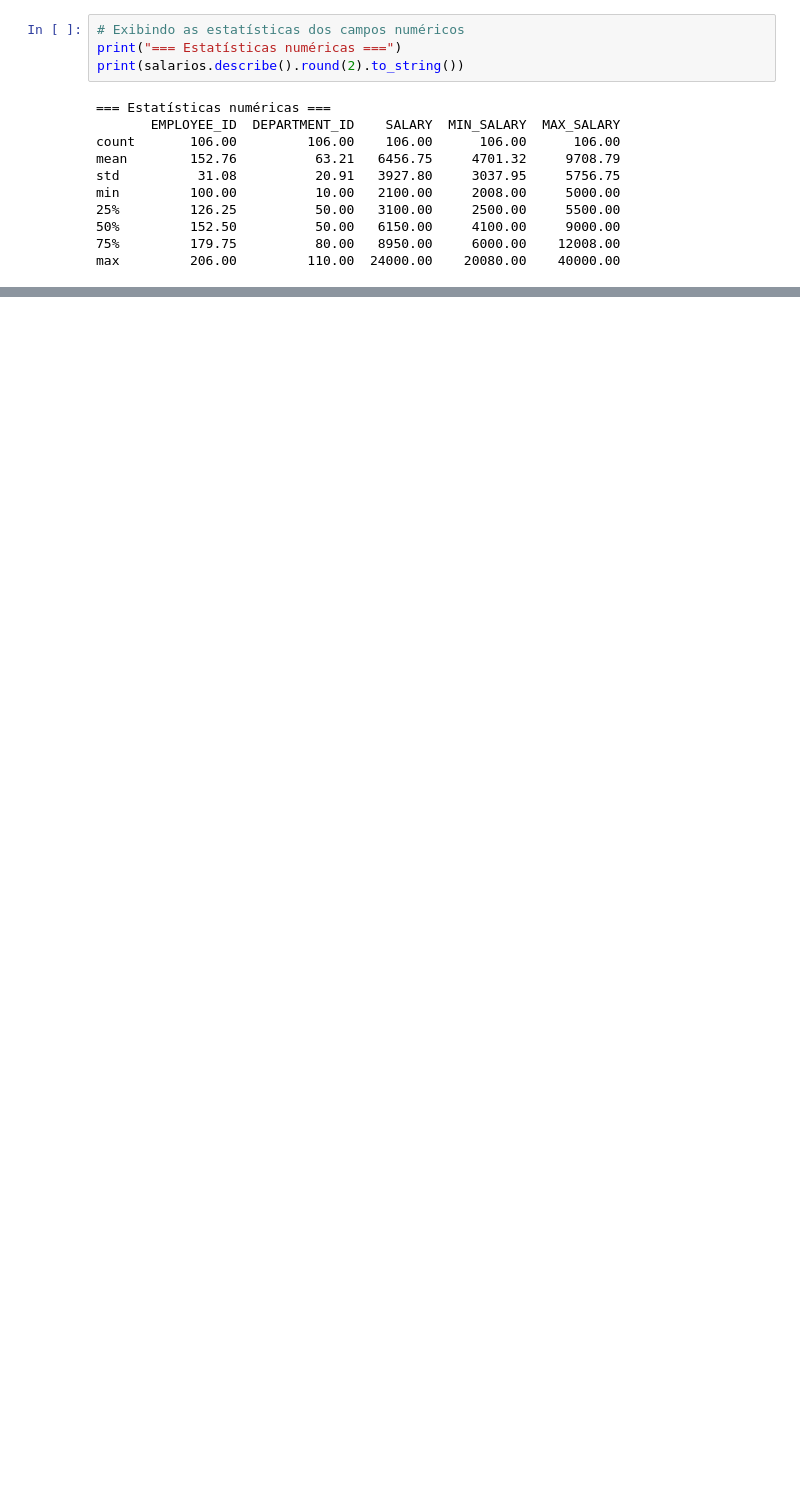
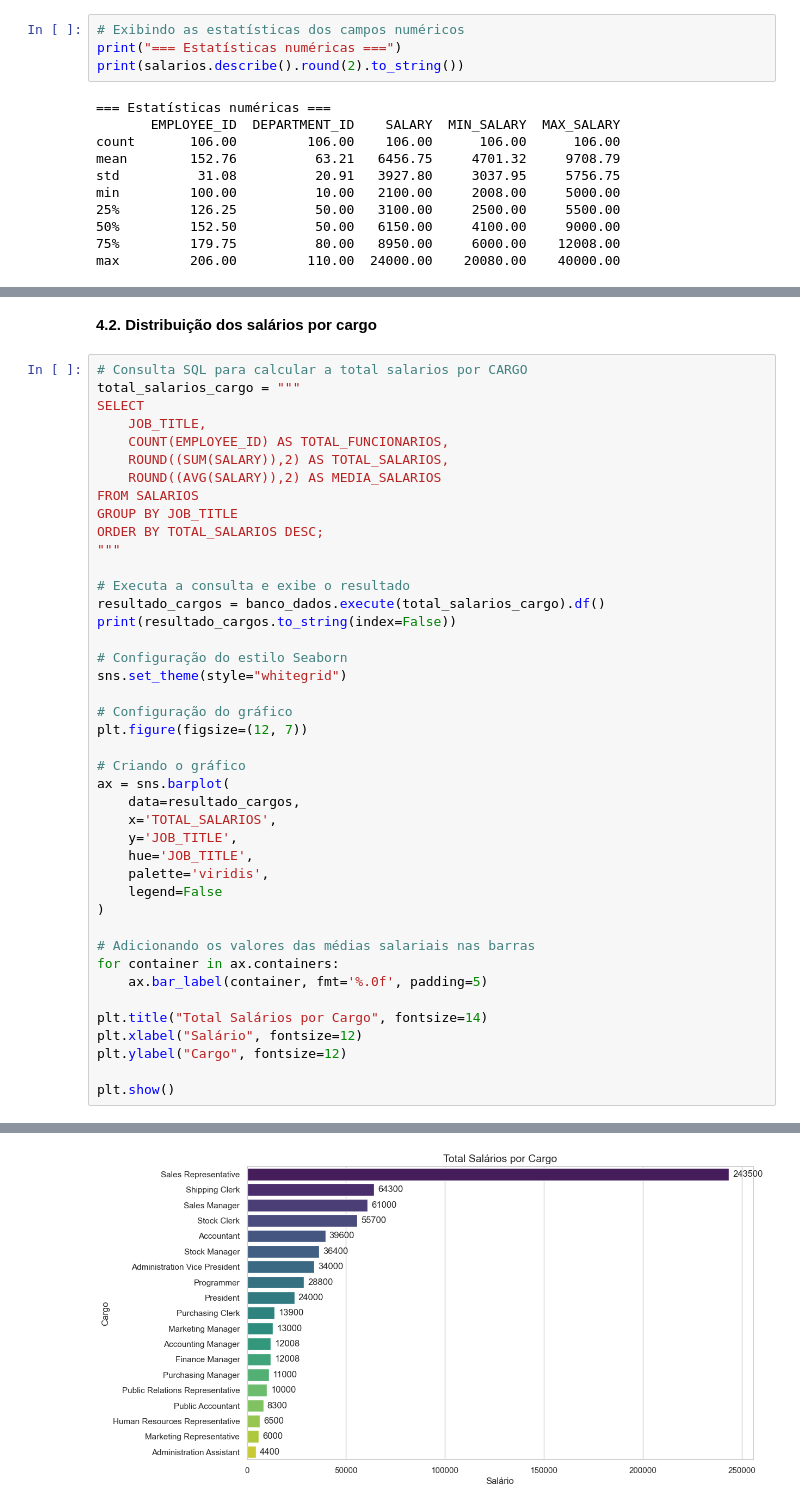
Before and after one commit to orlandovcj/SCTEC_Modulo_I_Projeto_Final, a Jupyter notebook: Projeto_Final_Orlando_Castro.ipynb, the cells around one changed output, grey strips where cells are left out. Cells and saved outputs as stored; diff of their text form; blank space fills up the shorter version.

```diff
--- a/Projeto_Final_Orlando_Castro.ipynb
+++ b/Projeto_Final_Orlando_Castro.ipynb
@@ -173,0 +257,45 @@ As colunas `EMPLOYEE_ID` e `DEPARTMENT_ID` são códigos que representam os func
+# %% [markdown]
+**4.2. Distribuição dos salários por cargo**
+# %%
+# Consulta SQL para calcular a total salarios por CARGO
+total_salarios_cargo = """
+SELECT
+    JOB_TITLE,
+    COUNT(EMPLOYEE_ID) AS TOTAL_FUNCIONARIOS,
+    ROUND((SUM(SALARY)),2) AS TOTAL_SALARIOS,
+    ROUND((AVG(SALARY)),2) AS MEDIA_SALARIOS
+FROM SALARIOS
+GROUP BY JOB_TITLE
+ORDER BY TOTAL_SALARIOS DESC;
+"""
+
+# Executa a consulta e exibe o resultado
+resultado_cargos = banco_dados.execute(total_salarios_cargo).df()
+print(resultado_cargos.to_string(index=False))
+
+# Configuração do estilo Seaborn
+sns.set_theme(style="whitegrid")
+
+# Configuração do gráfico
+plt.figure(figsize=(12, 7))
+
+# Criando o gráfico
+ax = sns.barplot(
+    data=resultado_cargos,
+    x='TOTAL_SALARIOS',
+    y='JOB_TITLE',
+    hue='JOB_TITLE',
+    palette='viridis',
+    legend=False
+)
+
+# Adicionando os valores das médias salariais nas barras
+for container in ax.containers:
+    ax.bar_label(container, fmt='%.0f', padding=5)
+
+plt.title("Total Salários por Cargo", fontsize=14)
+plt.xlabel("Salário", fontsize=12)
+plt.ylabel("Cargo", fontsize=12)
+
+plt.show()
+# %% [output]
@@ -173,0 +322 @@ As colunas `EMPLOYEE_ID` e `DEPARTMENT_ID` são códigos que representam os func
+[figure, added]
```
Also changed, not shown: parts of 26 cells of this notebook.
